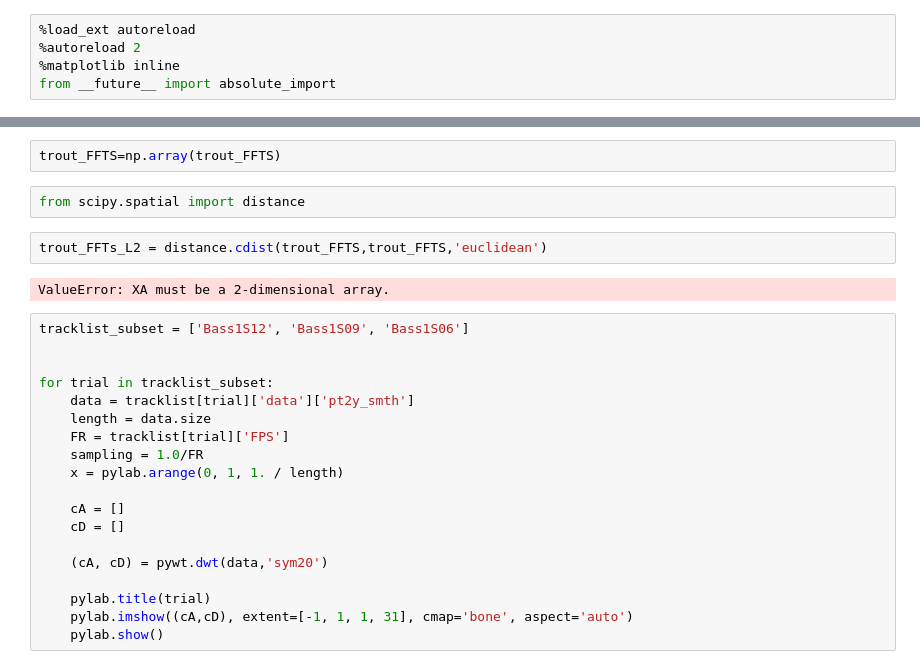
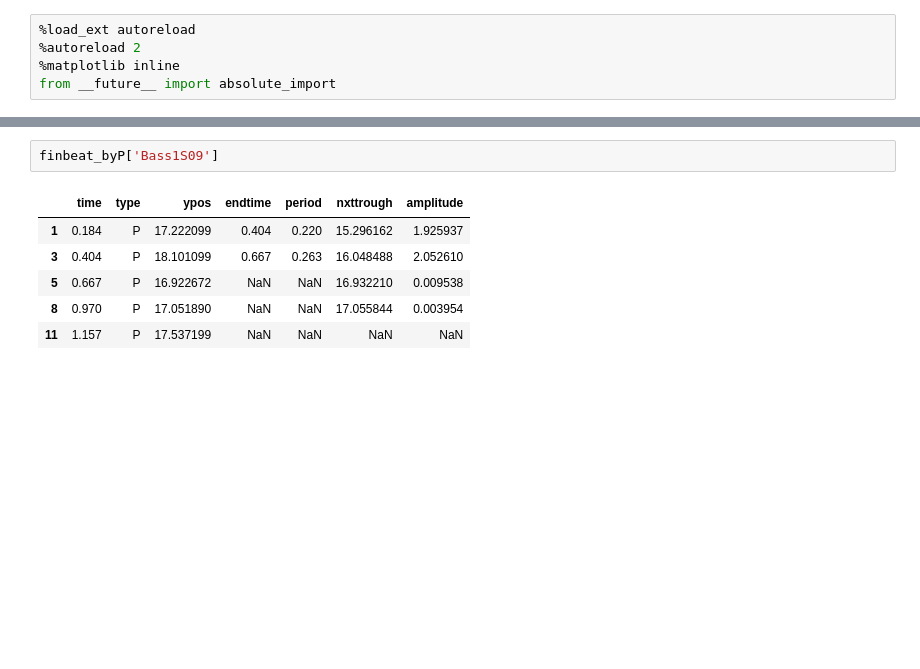
Before and after one commit to kfeilich/FishTrackProcessing, a Jupyter notebook: AccelerationCodeTesting.ipynb, the cells around one changed output, grey strips where cells are left out. Cells and saved outputs as stored; diff of their text form; blank space fills up the shorter version.

```diff
--- a/AccelerationCodeTesting.ipynb
+++ b/AccelerationCodeTesting.ipynb
@@ -106,27 +39,9 @@ trout_FFTS = fourier_analysis(trout_burst_subset, tracklist)
-# %%
-trout_FFTS=np.array(trout_FFTS)
-# %%
-from scipy.spatial import distance
-# %%
-trout_FFTs_L2 = distance.cdist(trout_FFTS,trout_FFTS,'euclidean')
-# %% [output]
-ValueError: XA must be a 2-dimensional array.
-# %%
-tracklist_subset = ['Bass1S12', 'Bass1S09', 'Bass1S06']
-
-
-for trial in tracklist_subset:
-    data = tracklist[trial]['data']['pt2y_smth']
-    length = data.size
-    FR = tracklist[trial]['FPS']
-    sampling = 1.0/FR
-    x = pylab.arange(0, 1, 1. / length)
-
-    cA = []
-    cD = []
-
-    (cA, cD) = pywt.dwt(data,'sym20')
-
-    pylab.title(trial)
-    pylab.imshow((cA,cD), extent=[-1, 1, 1, 31], cmap='bone', aspect='auto')
-    pylab.show()
+# %%
+finbeat_byP['Bass1S09']
+# %% [output]
+|  | time | type | ypos | endtime | period | nxttrough | amplitude |
+| 1 | 0.184 | P | 17.222099 | 0.404 | 0.220 | 15.296162 | 1.925937 |
+| 3 | 0.404 | P | 18.101099 | 0.667 | 0.263 | 16.048488 | 2.052610 |
+| 5 | 0.667 | P | 16.922672 | NaN | NaN | 16.932210 | 0.009538 |
+| 8 | 0.970 | P | 17.051890 | NaN | NaN | 17.055844 | 0.003954 |
+| 11 | 1.157 | P | 17.537199 | NaN | NaN | NaN | NaN |
```
Also changed, not shown: parts of 9 cells of this notebook, 5 other files.
